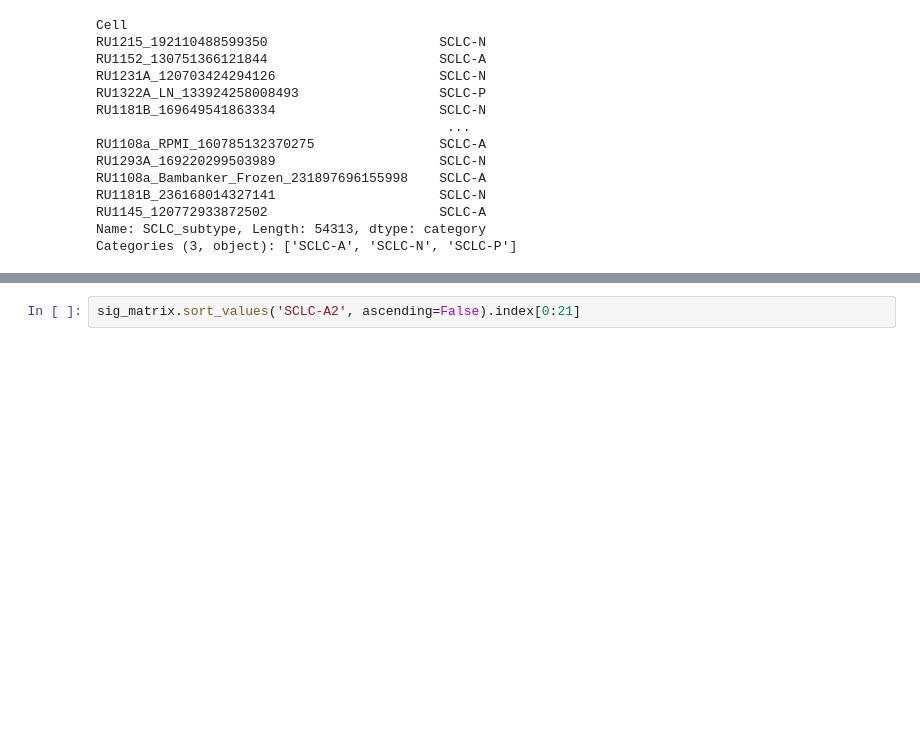
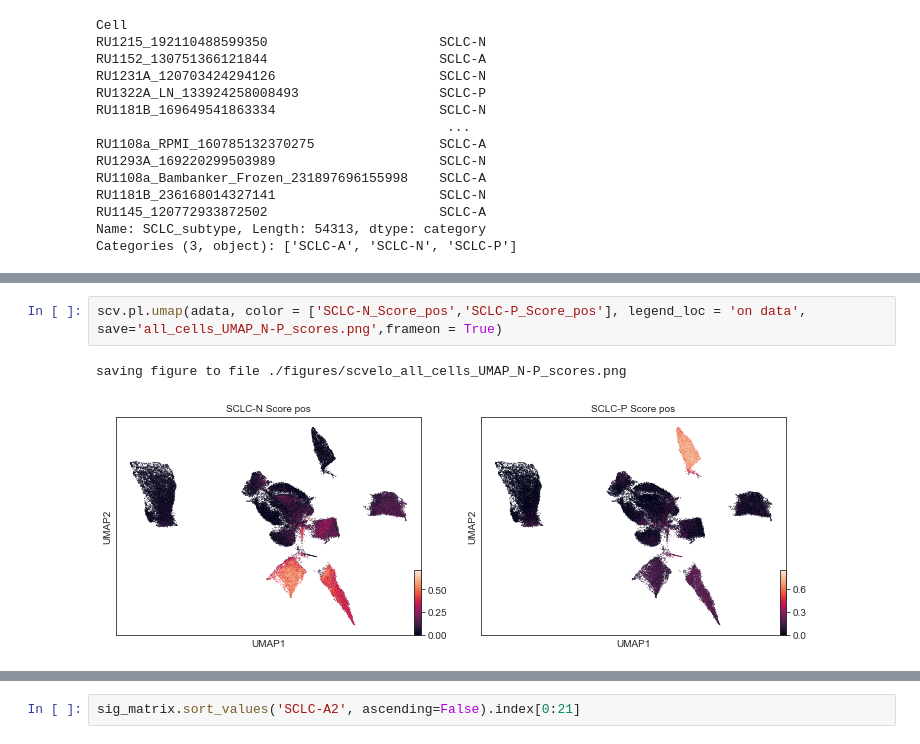
Before and after one commit to smgroves/EMT_SCLC_project, a Jupyter notebook: 1-HTAN_tumors_preprocessing.ipynb, the cells around one changed output, grey strips where cells are left out. Cells and saved outputs as stored; diff of their text form; blank space fills up the shorter version.

```diff
--- a/1-HTAN_tumors_preprocessing.ipynb
+++ b/1-HTAN_tumors_preprocessing.ipynb
@@ -108,0 +121,5 @@ scv.pl.scatter(adata[adata.obs['SCLC_subtype']=='SCLC-A'], basis='em_proj',color
+# %%
+scv.pl.umap(adata, color = ['SCLC-N_Score_pos','SCLC-P_Score_pos'], legend_loc = 'on data', save='all_cells_UMAP_N-P_scores.png',frameon = True)
+# %% [output]
+saving figure to file ./figures/scvelo_all_cells_UMAP_N-P_scores.png
+[figure, added]
```
Also changed, not shown: parts of 5 cells of this notebook, 7 other files.
